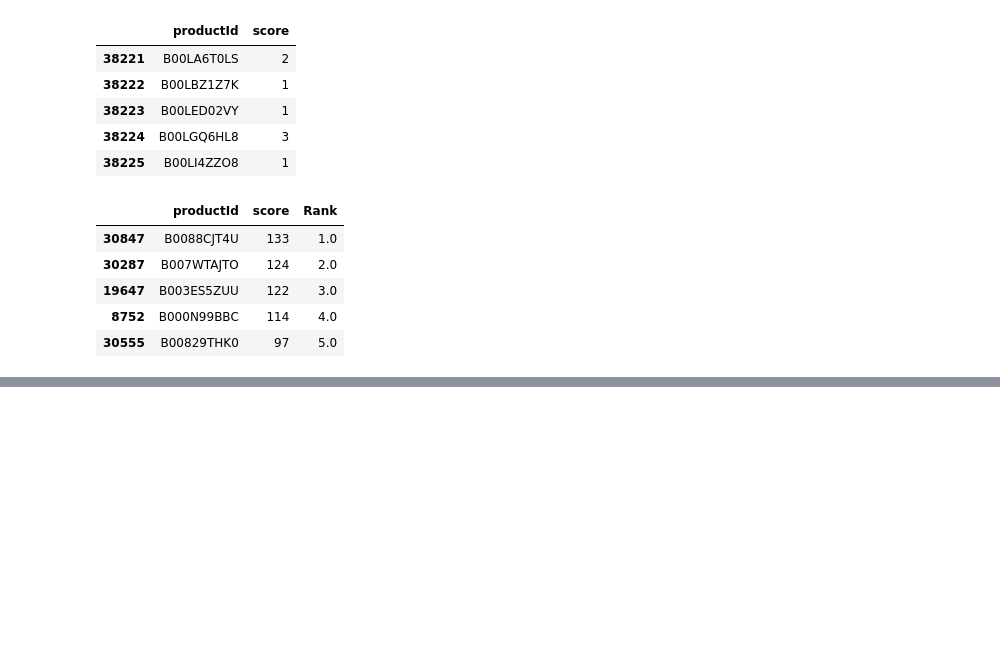
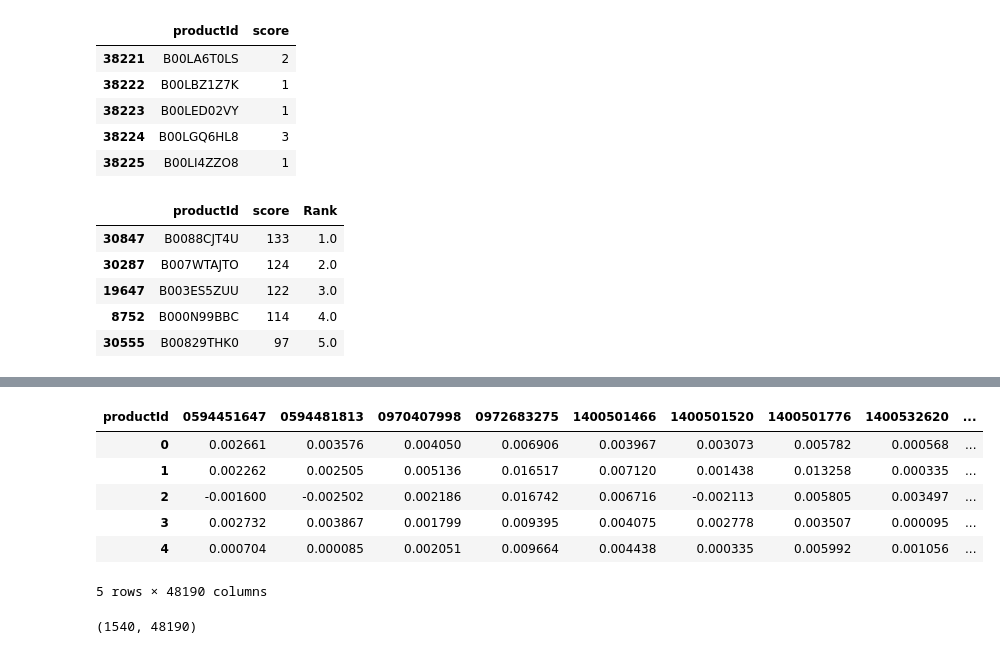
Before and after one commit to praveenveera/AmazonReviewsData, a Jupyter notebook: RS_Project.ipynb, the cells around one changed output, grey strips where cells are left out. Saved outputs shown, nothing was run; the diff lists cells and outputs as text; code cells hidden in the pictures; blank space fills up the shorter version.

```diff
--- a/RS_Project.ipynb
+++ b/RS_Project.ipynb
@@ -224,0 +267,24 @@ See the caveats in the documentation: http://pandas.pydata.org/pandas-docs/stabl
+# %%
+from scipy.sparse.linalg import svds
+# Singular Value Decomposition
+U, sigma, Vt = svds(rating_matrix, k = 10)
+# Construct diagonal array in SVD
+sigma = np.diag(sigma)
+# %%
+all_user_predicted_ratings = np.dot(np.dot(U, sigma), Vt)
+
+# Predicted ratings
+preds_df = pd.DataFrame(all_user_predicted_ratings, columns = rating_matrix.columns)
+preds_df.head()
+# %% [output]
+| productId | 0594451647 | 0594481813 | 0970407998 | 0972683275 | 1400501466 | 1400501520 | 1400501776 | 1400532620 | ... |
+| 0 | 0.002661 | 0.003576 | 0.004050 | 0.006906 | 0.003967 | 0.003073 | 0.005782 | 0.000568 | ... |
+| 1 | 0.002262 | 0.002505 | 0.005136 | 0.016517 | 0.007120 | 0.001438 | 0.013258 | 0.000335 | ... |
+| 2 | -0.001600 | -0.002502 | 0.002186 | 0.016742 | 0.006716 | -0.002113 | 0.005805 | 0.003497 | ... |
+| 3 | 0.002732 | 0.003867 | 0.001799 | 0.009395 | 0.004075 | 0.002778 | 0.003507 | 0.000095 | ... |
+| 4 | 0.000704 | 0.000085 | 0.002051 | 0.009664 | 0.004438 | 0.000335 | 0.005992 | 0.001056 | ... |
+5 rows × 48190 columns
+# %%
+preds_df.shape
+# %% [output]
+(1540, 48190)
```
Also changed, not shown: parts of 11 cells of this notebook.
